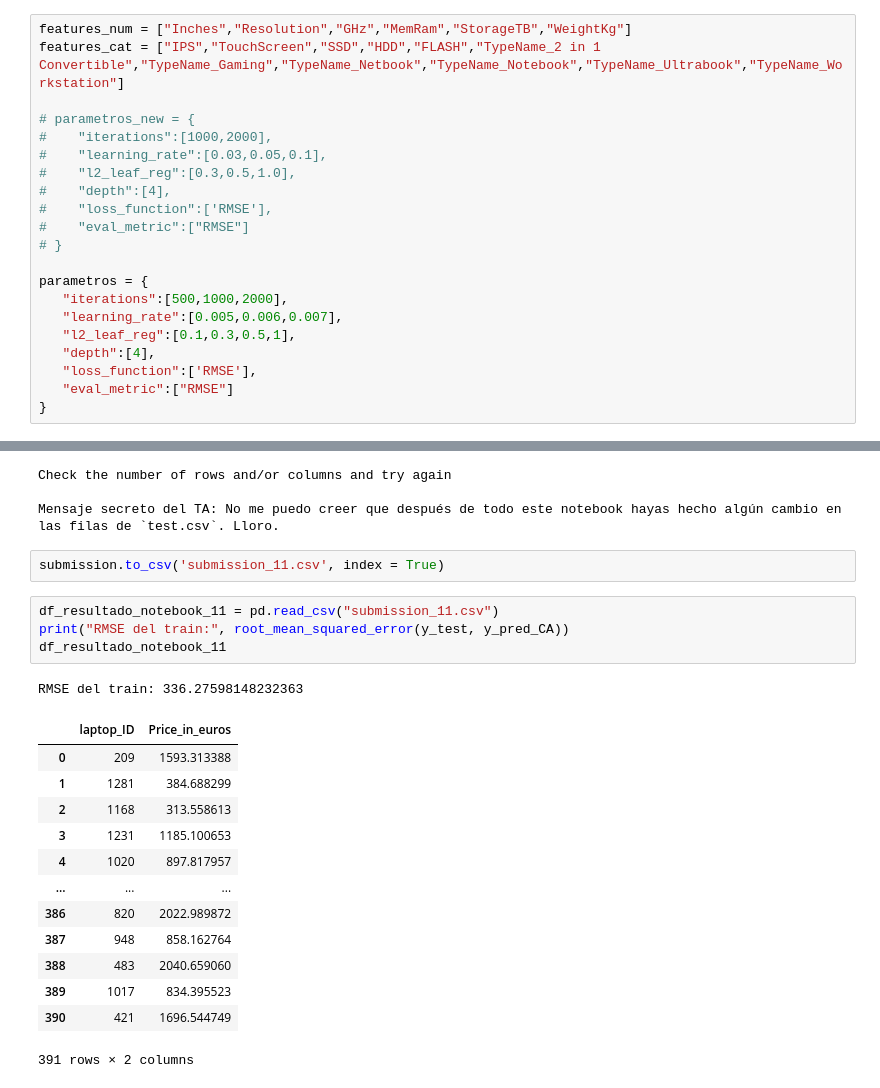
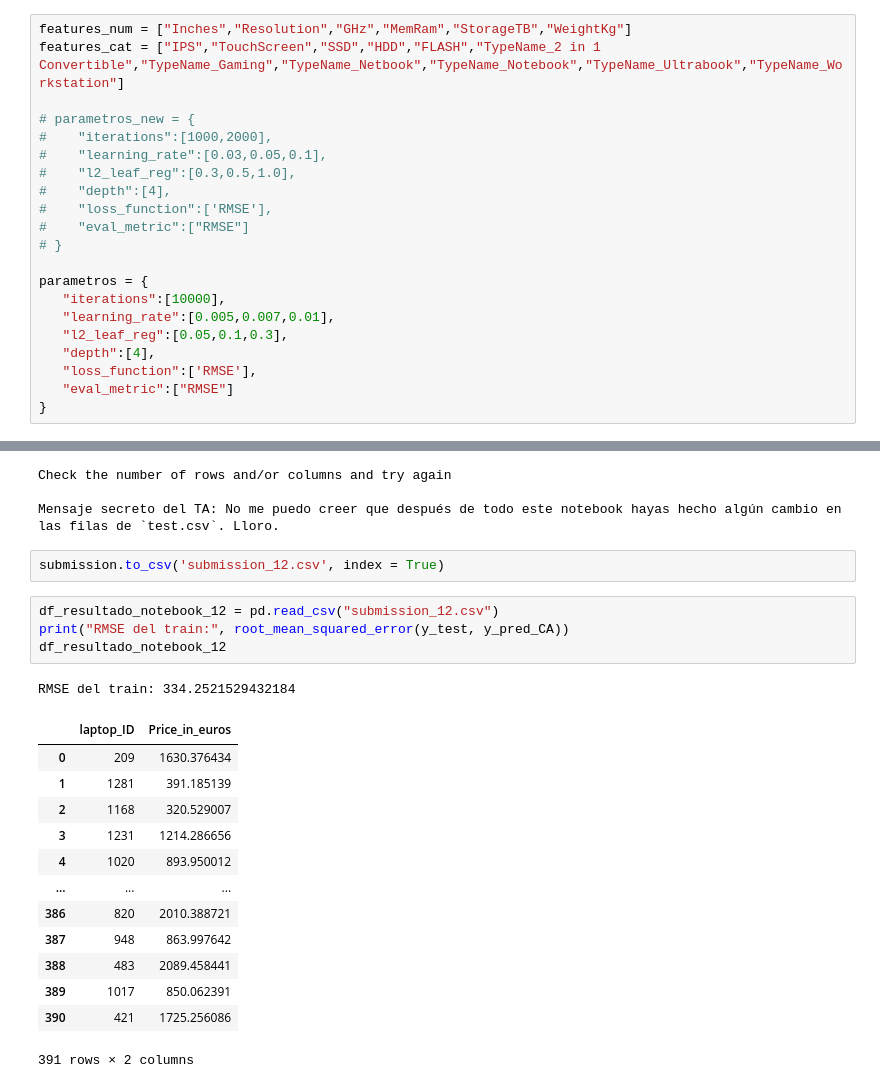
Before and after one commit to AntGV/ONLINE_DS_THEBRIDGE_WorkSpace, a Jupyter notebook: Sprint_12/Unidad_03_TeamChallenge_04/Competition/notebook_12.ipynb, the cells around one changed output, grey strips where cells are left out. Cells and saved outputs as stored; diff of their text form.

```diff
--- a/Sprint_12/Unidad_03_TeamChallenge_04/Competition/notebook_12.ipynb
+++ b/Sprint_12/Unidad_03_TeamChallenge_04/Competition/notebook_12.ipynb
@@ -827,9 +827,9 @@ features_cat = ["IPS","TouchScreen","SSD","HDD","FLASH","TypeName_2 in 1 Convert
 # }
 
 parametros = {
-   "iterations":[500,1000,2000],
-   "learning_rate":[0.005,0.006,0.007],
-   "l2_leaf_reg":[0.1,0.3,0.5,1],
+   "iterations":[10000],
+   "learning_rate":[0.005,0.007,0.01],
+   "l2_leaf_reg":[0.05,0.1,0.3],
    "depth":[4],
    "loss_function":['RMSE'],
    "eval_metric":["RMSE"]
@@ -1195,23 +1194,23 @@ Check the number of rows and/or columns and try again
 
 Mensaje secreto del TA: No me puedo creer que después de todo este notebook hayas hecho algún cambio en las filas de `test.csv`. Lloro.
 # %%
-submission.to_csv('submission_11.csv', index = True)
+submission.to_csv('submission_12.csv', index = True)
 # %%
-df_resultado_notebook_11 = pd.read_csv("submission_11.csv")
+df_resultado_notebook_12 = pd.read_csv("submission_12.csv")
 print("RMSE del train:", root_mean_squared_error(y_test, y_pred_CA))
-df_resultado_notebook_11
+df_resultado_notebook_12
 # %% [output]
-RMSE del train: 336.27598148232363
+RMSE del train: 334.2521529432184
 |  | laptop_ID | Price_in_euros |
-| 0 | 209 | 1593.313388 |
-| 1 | 1281 | 384.688299 |
-| 2 | 1168 | 313.558613 |
-| 3 | 1231 | 1185.100653 |
-| 4 | 1020 | 897.817957 |
+| 0 | 209 | 1630.376434 |
+| 1 | 1281 | 391.185139 |
+| 2 | 1168 | 320.529007 |
+| 3 | 1231 | 1214.286656 |
+| 4 | 1020 | 893.950012 |
 | ... | ... | ... |
-| 386 | 820 | 2022.989872 |
-| 387 | 948 | 858.162764 |
-| 388 | 483 | 2040.659060 |
-| 389 | 1017 | 834.395523 |
-| 390 | 421 | 1696.544749 |
+| 386 | 820 | 2010.388721 |
+| 387 | 948 | 863.997642 |
+| 388 | 483 | 2089.458441 |
+| 389 | 1017 | 850.062391 |
+| 390 | 421 | 1725.256086 |
 391 rows × 2 columns
```
Also changed, not shown: parts of 5 cells of this notebook.
